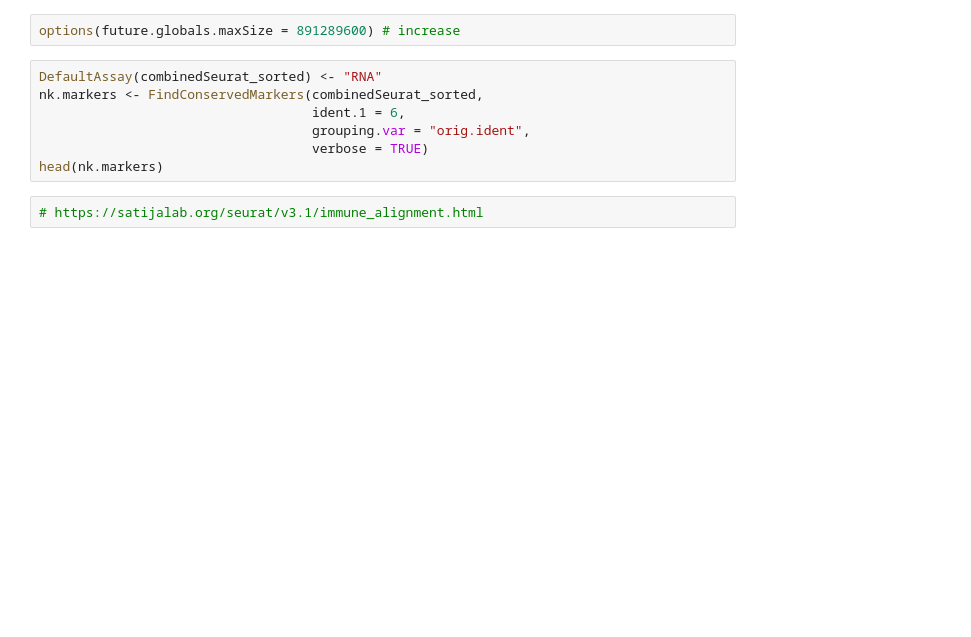
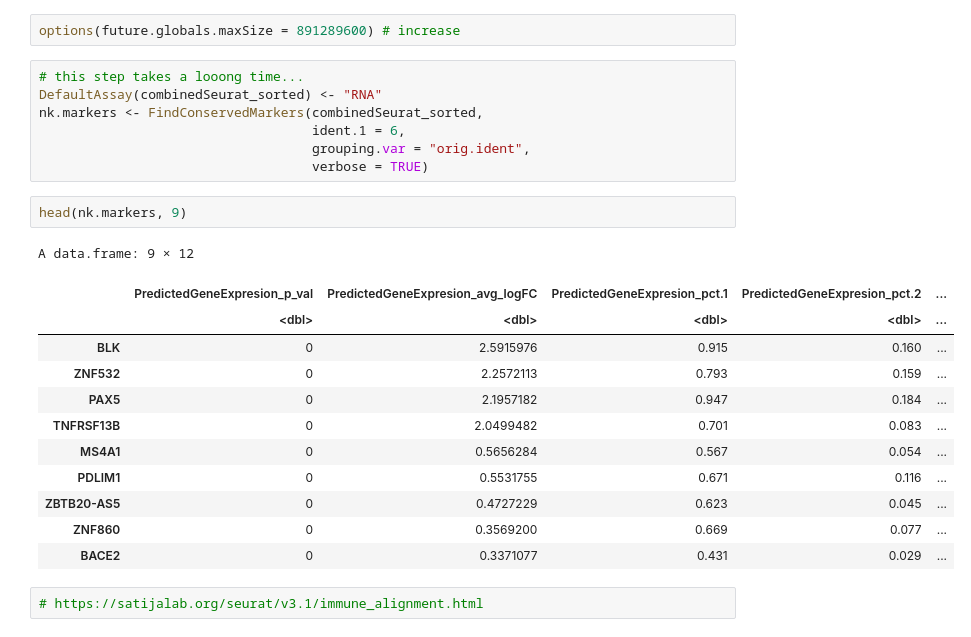
Before and after one commit to jonasjonker/Integrated-Bioinformatics-Project, a Jupyter notebook: notebooks/integration.ipynb, the cells around one changed output. Drawn from its saved outputs; the diff is of its cells as text; blank space fills up the shorter version.

Commit message:
time consuming calculation finished

```diff
--- a/notebooks/integration.ipynb
+++ b/notebooks/integration.ipynb
@@ -249,12 +249,27 @@ Installing package into ‘/usr/local/lib/R/site-library’
 # %%
 options(future.globals.maxSize = 891289600) # increase
 # %%
+# this step takes a looong time...
 DefaultAssay(combinedSeurat_sorted) <- "RNA"
 nk.markers <- FindConservedMarkers(combinedSeurat_sorted,
                                    ident.1 = 6,
                                    grouping.var = "orig.ident",
                                    verbose = TRUE)
-head(nk.markers)
+# %%
+head(nk.markers, 9)
+# %% [output]
+A data.frame: 9 × 12
+|  | PredictedGeneExpresion_p_val | PredictedGeneExpresion_avg_logFC | PredictedGeneExpresion_pct.1 | PredictedGeneExpresion_pct.2 | ... |
+|  | <dbl> | <dbl> | <dbl> | <dbl> | ... |
+| BLK | 0 | 2.5915976 | 0.915 | 0.160 | ... |
+| ZNF532 | 0 | 2.2572113 | 0.793 | 0.159 | ... |
+| PAX5 | 0 | 2.1957182 | 0.947 | 0.184 | ... |
+| TNFRSF13B | 0 | 2.0499482 | 0.701 | 0.083 | ... |
+| MS4A1 | 0 | 0.5656284 | 0.567 | 0.054 | ... |
+| PDLIM1 | 0 | 0.5531755 | 0.671 | 0.116 | ... |
+| ZBTB20-AS5 | 0 | 0.4727229 | 0.623 | 0.045 | ... |
+| ZNF860 | 0 | 0.3569200 | 0.669 | 0.077 | ... |
+| BACE2 | 0 | 0.3371077 | 0.431 | 0.029 | ... |
 # %%
 # https://satijalab.org/seurat/v3.1/immune_alignment.html
 # %%
```
Also changed, not shown: parts of 6 cells of this notebook.
